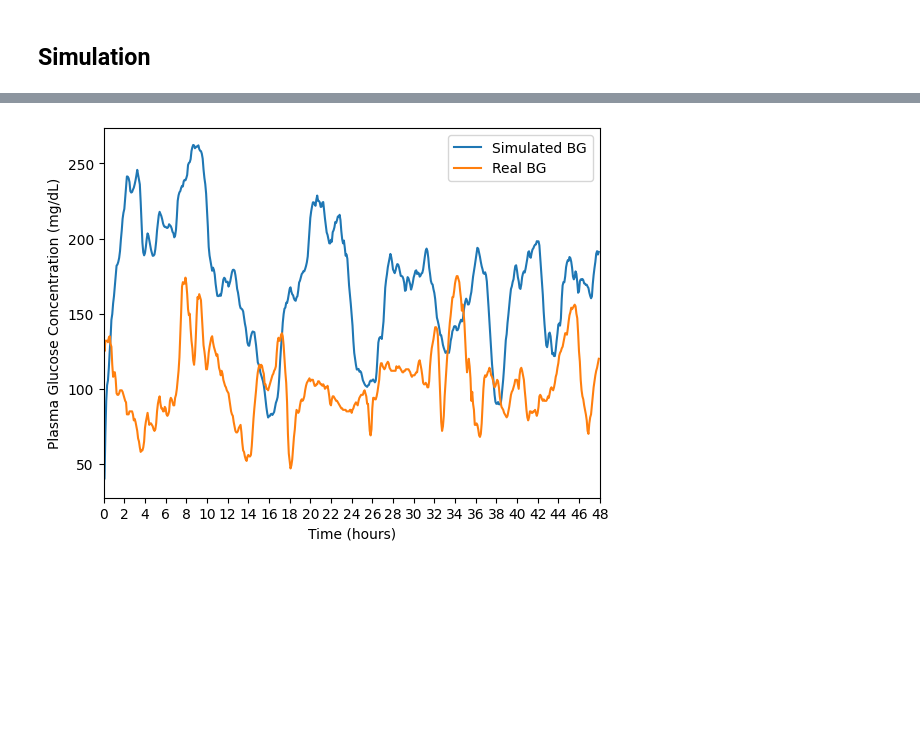
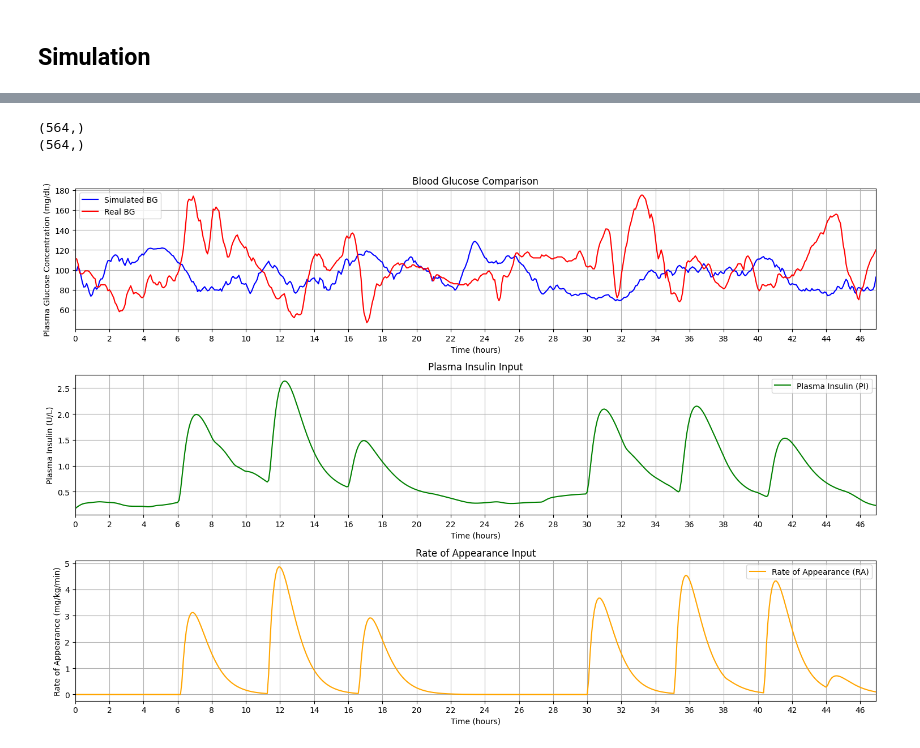
Before and after one commit to oriolbustos/t1d-data-based-digital-twin, a Jupyter notebook: workshops/hands-on-part-b.ipynb, the cells around one changed output, grey strips where cells are left out. Cells and saved outputs as stored; diff of their text form; code cells hidden in the pictures; blank space fills up the shorter version.

Commit message:
filter insulin and carbohydrate simulation input vector
Signed-off-by: oriolbustos <167873201+oriol-bustos@users.noreply.github.com>

```diff
--- a/workshops/hands-on-part-b.ipynb
+++ b/workshops/hands-on-part-b.ipynb
@@ -353,8 +363,8 @@ def load_patient_sim_data(data_dict, simulation_length: int) -> SimulationData:
 
     for input_name in gan_inputs:
         if input_name != 'BG' and input_name != 'scBG_packed':
-            sim_data_dict[f'{input_name}_scaled'] = data_dict[f'sc{input_name}']
-            sim_data_dict[f'{input_name}_unscaled'] = data_dict[input_name]
+            sim_data_dict[f'{input_name}_scaled'] = data_dict[f'sc{input_name}'][:time_steps]
+            sim_data_dict[f'{input_name}_unscaled'] = data_dict[input_name][:time_steps]
 
     sim_data_dict['gen_bg_scaled_arrays'] = np.zeros(
         (
@@ -378,21 +391,62 @@ scalers_path = '../misc/'
 input_sim_data = load_patient_sim_data(data_dict, simulation_length=simulation_length)
 simulator_instance = SimulatorVAEGAN()
 simulated_data = simulator_instance.simulate(input_sim_data, generator, simulation_length, scalers_path)
+# %%
+print(np.shape(simulated_data.gen_bg_unscaled))
+print(np.shape(simulated_data.PI_unscaled.flatten()))
+# %% [output]
+(564,)
+(564,)
 # %%
 num_points = len(simulated_data.gen_bg_unscaled)
 x_hours = np.arange(num_points) * 5 / 60  # 5 min per sample, convert to hours
+
+plt.figure(figsize=(15, 10))
+
+# First subplot: Blood glucose comparison
+plt.subplot(3, 1, 1)
+plt.plot(x_hours, simulated_data.gen_bg_unscaled, label='Simulated BG', color='blue')
+plt.plot(x_hours, simulated_data.real_bg_unscaled, label='Real BG', color='red')
 plt.xlabel('Time (hours)')
 plt.ylabel('Plasma Glucose Concentration (mg/dL)')
+plt.title('Blood Glucose Comparison')
 plt.xticks(
     ticks=np.arange(0, x_hours[-1]+1, 2),
     labels=[f"{int(t)}" for t in np.arange(0, x_hours[-1]+1, 2)]
 )
-plt.gca().set_xlim([0, x_hours[-1]])
-plt.gca().set_xticks(np.arange(0, x_hours[-1]+1, 2))
-plt.gca().set_xticklabels([f"{int(t)}" for t in np.arange(0, x_hours[-1]+1, 2)])
-plt.plot(x_hours, simulated_data.gen_bg_unscaled, label='Simulated BG')
-plt.plot(x_hours, simulated_data.real_bg_unscaled, label='Real BG')
+plt.xlim([0, x_hours[-1]])
 plt.legend()
+plt.grid(True)
+
+# Second subplot: Plasma Insulin (PI)
+plt.subplot(3, 1, 2)
+plt.plot(x_hours, simulated_data.PI_unscaled.flatten(), label='Plasma Insulin (PI)', color='green')
+plt.xlabel('Time (hours)')
+plt.ylabel('Plasma Insulin (U/L)')
+plt.title('Plasma Insulin Input')
+plt.xticks(
+    ticks=np.arange(0, x_hours[-1]+1, 2),
+    labels=[f"{int(t)}" for t in np.arange(0, x_hours[-1]+1, 2)]
+)
+plt.xlim([0, x_hours[-1]])
+plt.legend()
+plt.grid(True)
+
+# Third subplot: Rate of Appearance (RA)
+plt.subplot(3, 1, 3)
+plt.plot(x_hours, simulated_data.RA_unscaled.flatten(), label='Rate of Appearance (RA)', color='orange')
+plt.xlabel('Time (hours)')
+plt.ylabel('Rate of Appearance (mg/kg/min)')
+plt.title('Rate of Appearance Input')
+plt.xticks(
+    ticks=np.arange(0, x_hours[-1]+1, 2),
+    labels=[f"{int(t)}" for t in np.arange(0, x_hours[-1]+1, 2)]
+)
+plt.xlim([0, x_hours[-1]])
+plt.legend()
+plt.grid(True)
+
+plt.tight_layout()
 plt.show()
 # %% [output]
-[figure, old version]
+[figure, new version]
```
Also changed, not shown: parts of 9 cells of this notebook.
